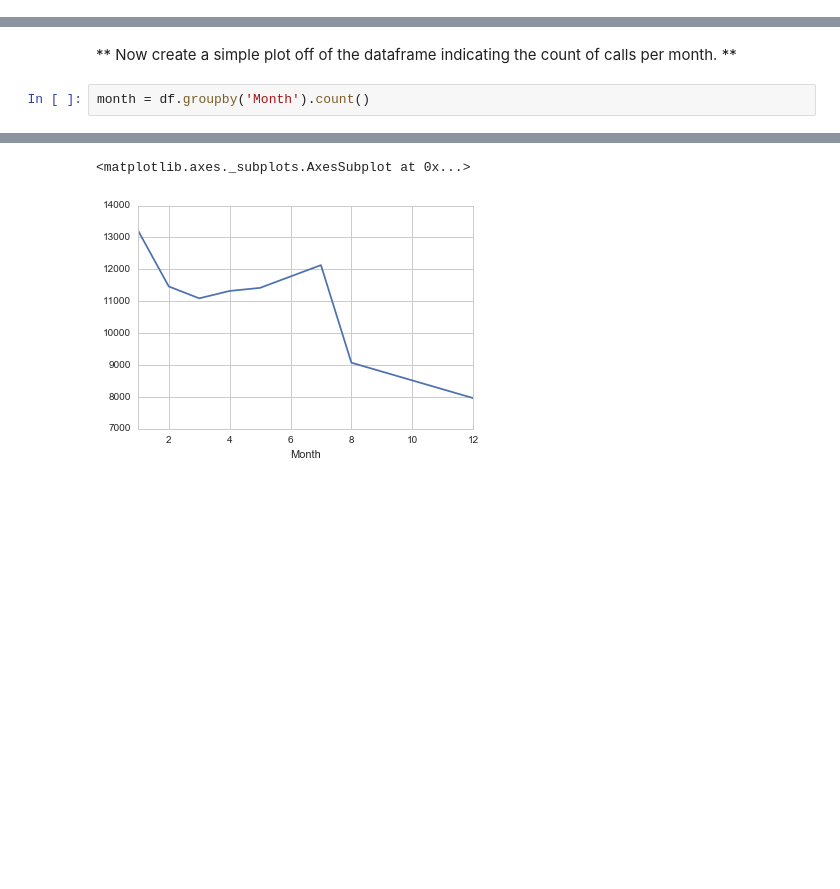
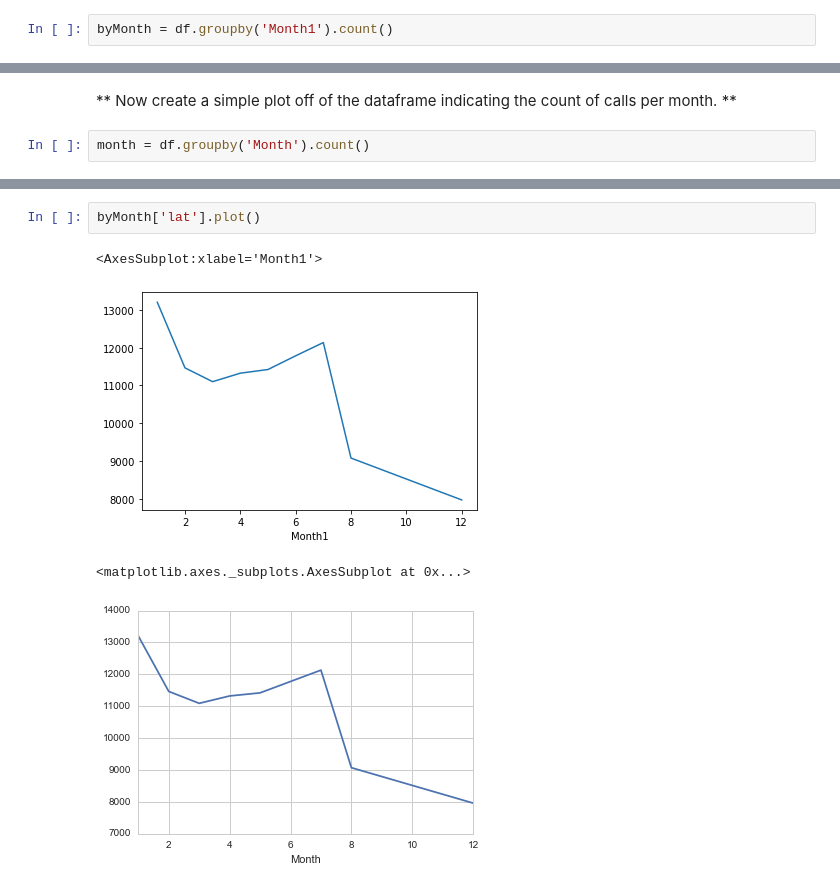
Before and after one commit to neighborpil/PY_PythonForDataScienceAndMachineLearningBootcamp, a Jupyter notebook: Py_DS_ML_Bootcamp-master/10-Data-Capstone-Projects/01-911 Calls Data Capstone Project.ipynb, the cells around one changed output, grey strips where cells are left out. Cells and saved outputs as stored; diff of their text form; blank space fills up the shorter version.

```diff
--- a/Py_DS_ML_Bootcamp-master/10-Data-Capstone-Projects/01-911 Calls Data Capstone Project.ipynb
+++ b/Py_DS_ML_Bootcamp-master/10-Data-Capstone-Projects/01-911 Calls Data Capstone Project.ipynb
@@ -538,3 +525,5 @@ df.groupby('Month').count().head()
+# %%
+byMonth = df.groupby('Month1').count()
 # %%
 # %% [output]
 |  | lat | lng | desc | zip | title | timeStamp | twp | addr | e | Reason | Hour | ... |
@@ -557,3 +546,8 @@ sns.lineplot(data=month, x="Month", y="title")
+# %%
+byMonth['lat'].plot()
+# %% [output]
+<AxesSubplot:xlabel='Month1'>
+[figure, added]
 # %%
 # %% [output]
 <matplotlib.axes._subplots.AxesSubplot at 0x...>
```
Also changed, not shown: parts of 19 cells of this notebook, 35 other files.
